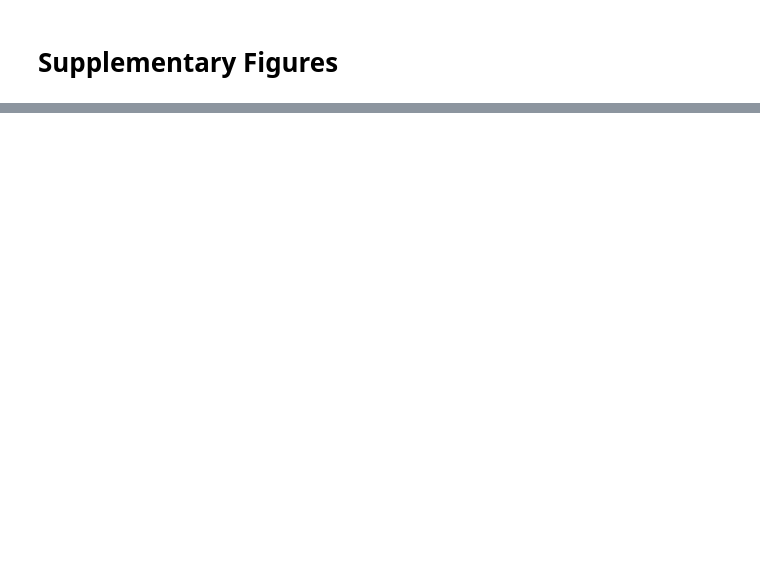
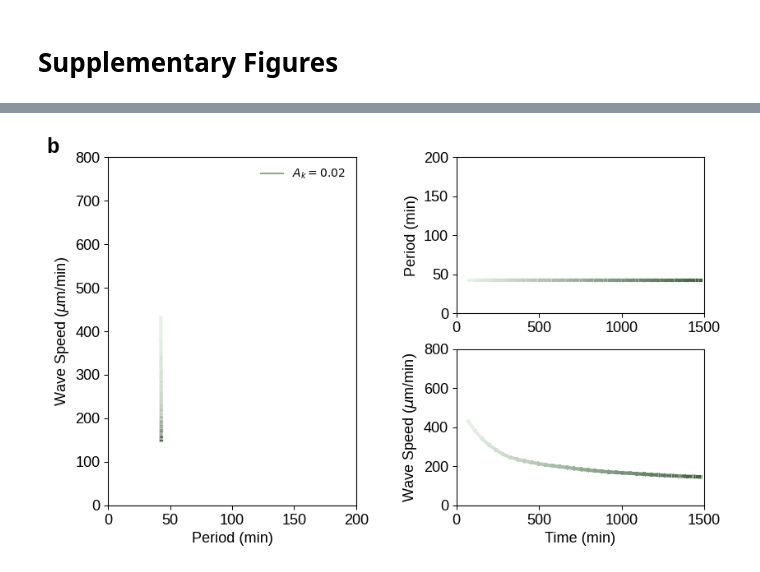
Before and after one commit to DanielRuizReynes/mitotic_waves, a Jupyter notebook: main/figures.ipynb, the cells around one changed output, grey strips where cells are left out. Saved outputs shown, nothing was run; the diff lists cells and outputs as text; code cells hidden in the pictures; blank space fills up the shorter version.

```diff
--- a/main/figures.ipynb
+++ b/main/figures.ipynb
@@ -2785,7 +2971,7 @@ ax2.set_xlabel(labels[0])
 
 handles, labels = ax0.get_legend_handles_labels()
 
-folder = r'../sim/mit-waves31/'
+folder = r'sim/mit-waves31/'
 x_p_real, y_p_real, x_s_real, y_s_real = get_dispersion_relation(folder,chi, plot=False)
 
 # folder = '../sim/disp-rel/beta_scan/sim-85/'
@@ -2799,30 +2985,32 @@ line0 = Line2D([0], [0], label=line_labels[0], color=cmap(0.5))
 plot_xyt1(ax0,ax1,ax2, y_p_real, 1/y_s_real, x_p_real, cols[0])
 
 
 # ax0.plot(y_p_85[-1], 1/y_s_85[-1],'o',c=cols[2][-1])
 # ax1.axhline(y_p_85[-1],linestyle='dotted',c=cols[2][1])
 # ax2.axhline(1/y_s_85[-1],linestyle='dotted',c=cols[2][1])
 # ax0.plot(y_p_53[-1], 1/y_s_53[-1],'o',c=cols[3][-1])
 # ax1.axhline(y_p_53[-1],linestyle='dashed',c=cols[3][1])
 # ax2.axhline(1/y_s_53[-1],linestyle='dashed',c=cols[3][1])
 
 
 
 #add legend
 handles.extend([line0])
 ax0.legend(frameon=False,handles=handles)
 
 # ax1.legend(frameon=False, fontsize=10)
 # ax2.legend(frameon=False, fontsize=10)
 # ax0.set_yscale('log')
 # ax2.set_yscale('log')
 ax0.set_xlim(0,200)
 ax0.set_ylim(0,800)
 ax1.set_xlim(0,1500)
 ax1.set_ylim(0,200)
 ax2.set_xlim(0,1500)
 ax2.set_ylim(0,800)
 ax0.text(-50,810,'b',color='black',fontweight="bold",fontsize=18)
 # plt.savefig(os.environ['HOME']+'/Documents/cc/data-yang/prolit/figs/panels_owen/figs4bv1.pdf',bbox_inches='tight',dpi=500)
 
 plt.show()
+# %% [output]
+[figure, added]
```
Also changed, not shown: parts of 33 cells of this notebook.
